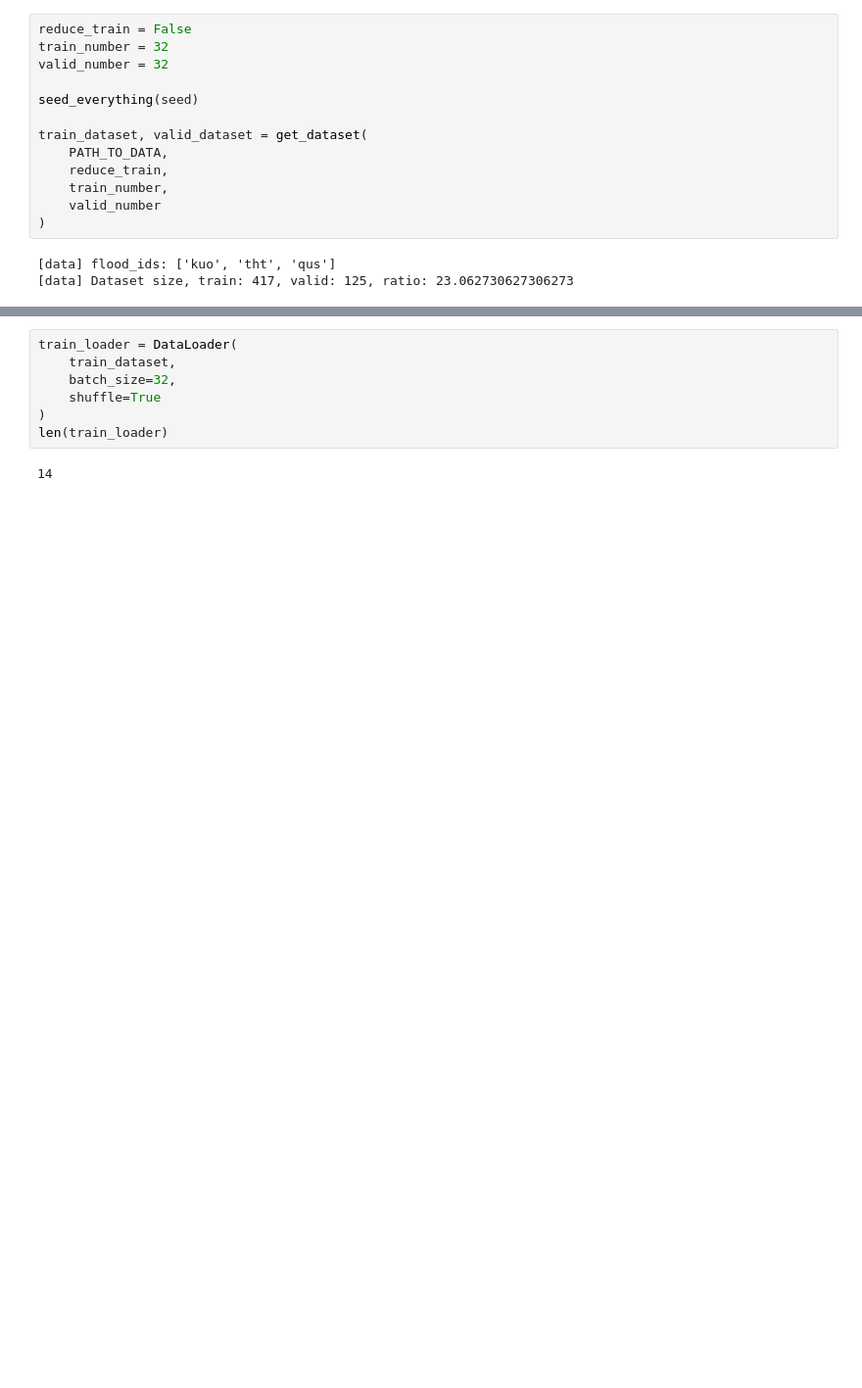
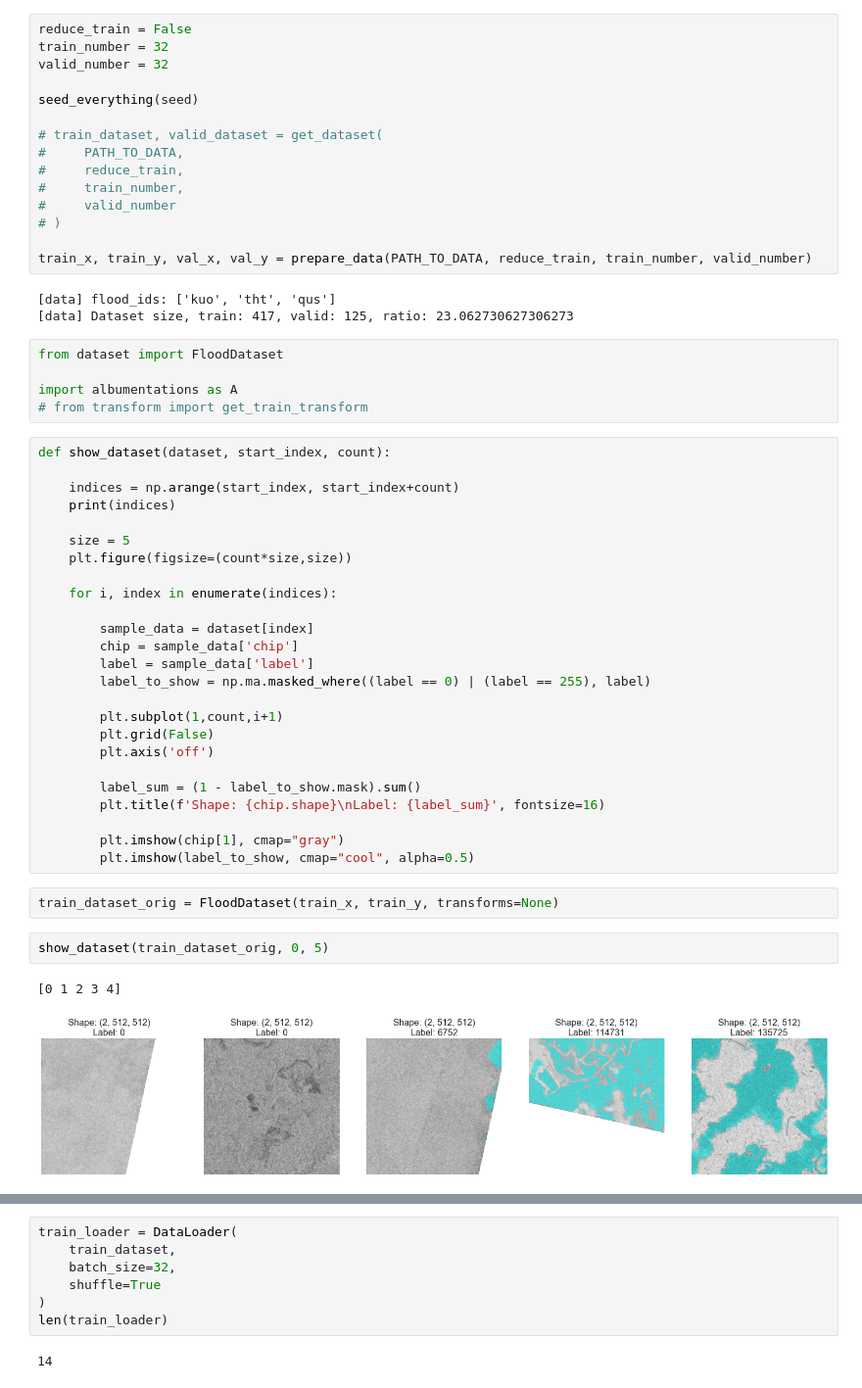
Before and after one commit to MIchaelKa/detect-flood-water, a Jupyter notebook: detect-flood-water-train.ipynb, the cells around one changed output, grey strips where cells are left out. Shown at 98% size. Saved outputs shown, nothing was run; the diff lists cells and outputs as text; blank space fills up the shorter version.

```diff
--- a/detect-flood-water-train.ipynb
+++ b/detect-flood-water-train.ipynb
@@ -355,12 +355,51 @@ valid_number = 32
 
 seed_everything(seed)
 
-train_dataset, valid_dataset = get_dataset(
-    PATH_TO_DATA,
-    reduce_train,
-    train_number,
-    valid_number
-)
+# train_dataset, valid_dataset = get_dataset(
+#     PATH_TO_DATA,
+#     reduce_train,
+#     train_number,
+#     valid_number
+# )
+
+train_x, train_y, val_x, val_y = prepare_data(PATH_TO_DATA, reduce_train, train_number, valid_number)
 # %% [output]
 [data] flood_ids: ['kuo', 'tht', 'qus']
 [data] Dataset size, train: 417, valid: 125, ratio: 23.062730627306273
+# %%
+from dataset import FloodDataset
+
+import albumentations as A
+# from transform import get_train_transform
+# %%
+def show_dataset(dataset, start_index, count):
+
+    indices = np.arange(start_index, start_index+count)
+    print(indices)
+
+    size = 5
+    plt.figure(figsize=(count*size,size))
+
+    for i, index in enumerate(indices):
+
+        sample_data = dataset[index]
+        chip = sample_data['chip']
+        label = sample_data['label']
+        label_to_show = np.ma.masked_where((label == 0) | (label == 255), label)
+
+        plt.subplot(1,count,i+1)
+        plt.grid(False)
+        plt.axis('off')
+
+        label_sum = (1 - label_to_show.mask).sum()
+        plt.title(f'Shape: {chip.shape}\nLabel: {label_sum}', fontsize=16)
+
+        plt.imshow(chip[1], cmap="gray")
+        plt.imshow(label_to_show, cmap="cool", alpha=0.5)
+# %%
+train_dataset_orig = FloodDataset(train_x, train_y, transforms=None)
+# %%
+show_dataset(train_dataset_orig, 0, 5)
+# %% [output]
+[0 1 2 3 4]
+[figure, added]
```
Also changed, not shown: parts of 15 cells of this notebook, 2 other files.
